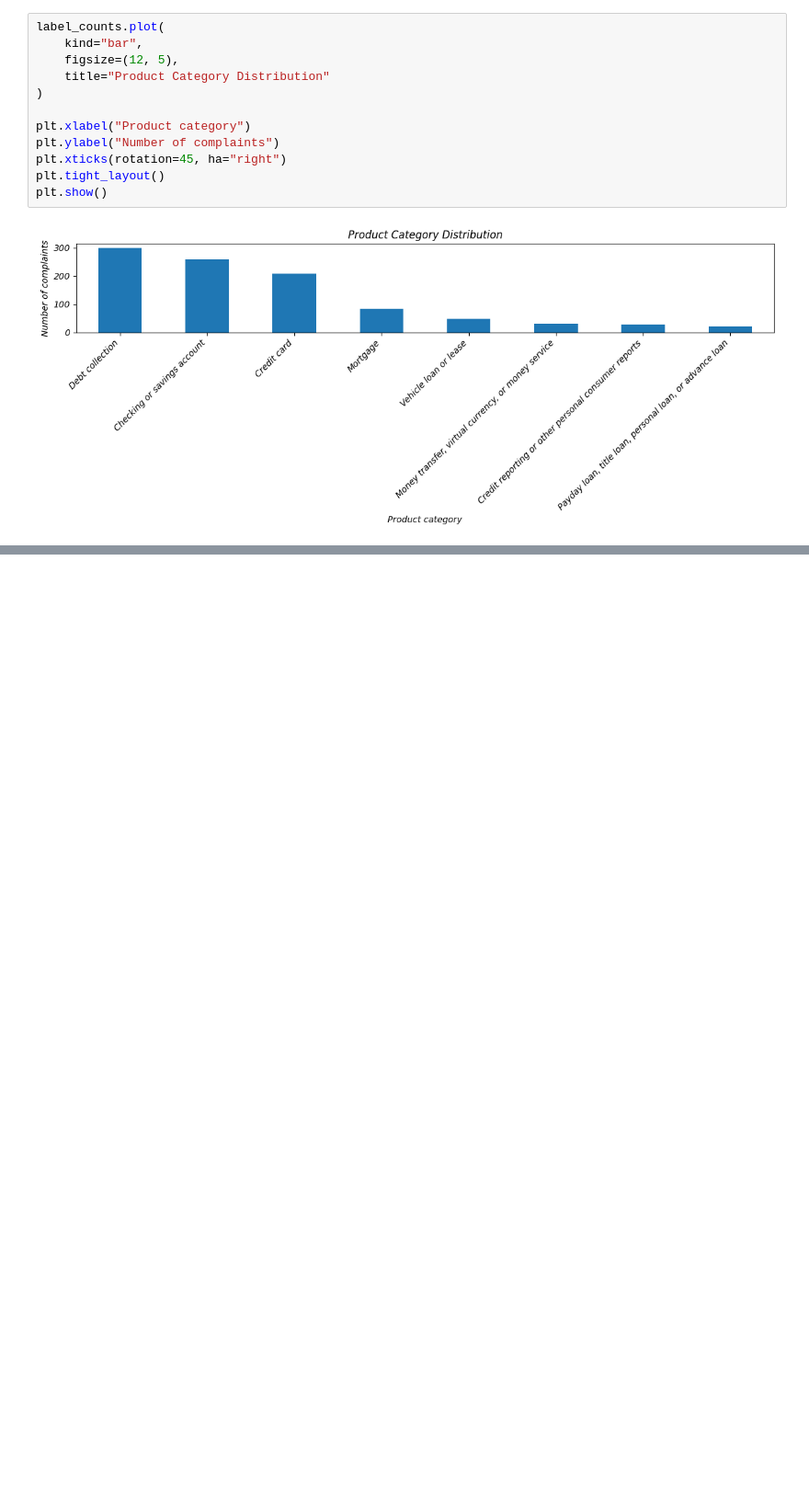
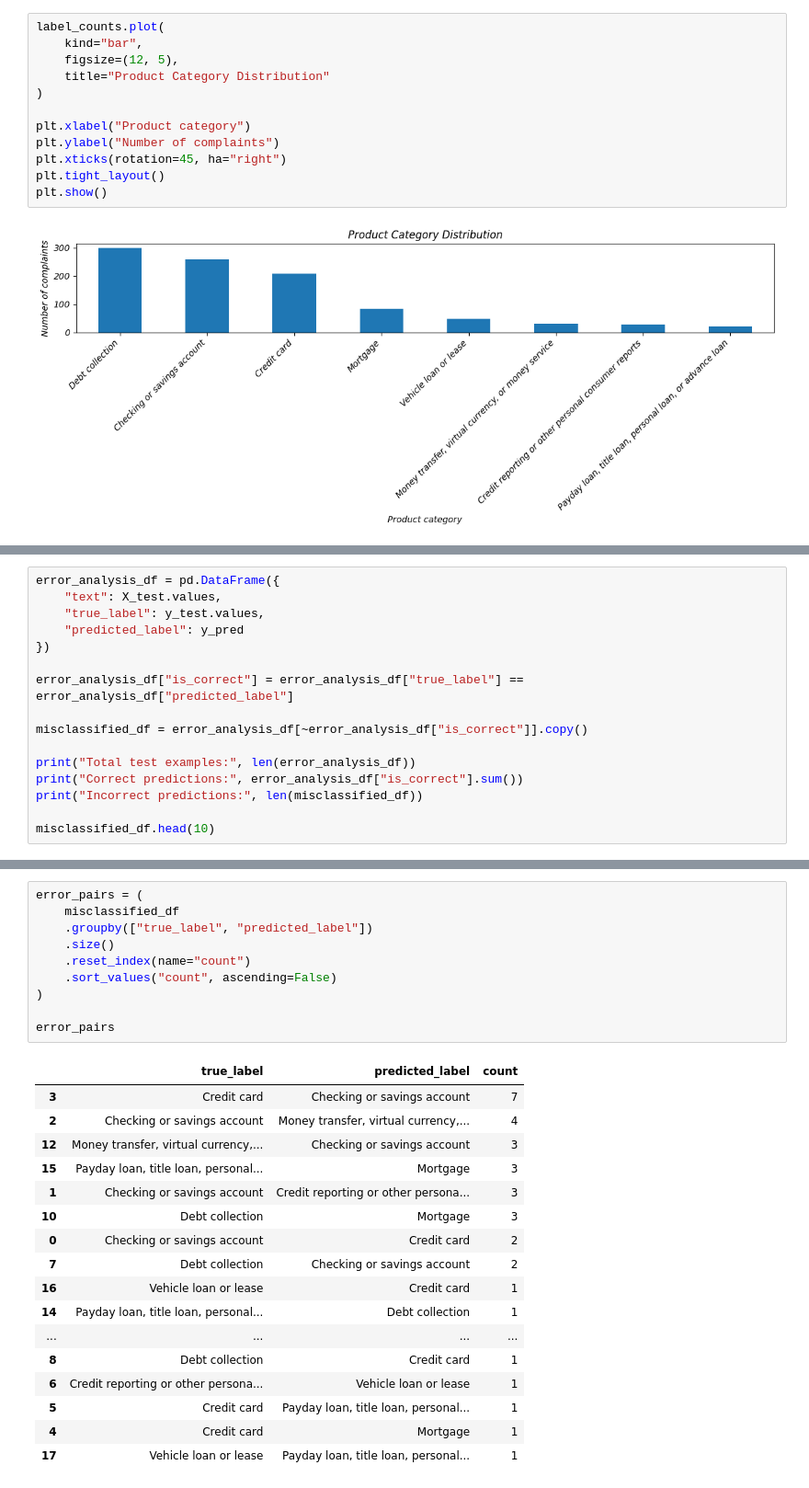
Before and after one commit to ozzy2438/Complaint-Intelligence-Platform-PII-Safe-Classification-RAG-Assistant-for-Financial-Complaints, a Jupyter notebook: complaint-intelligence-platform/notebooks/03_baseline_classification.ipynb, the cells around one changed output, grey strips where cells are left out. Shown at 92% size. Saved outputs shown, nothing was run; the diff lists cells and outputs as text; blank space fills up the shorter version.

```diff
--- a/complaint-intelligence-platform/notebooks/03_baseline_classification.ipynb
+++ b/complaint-intelligence-platform/notebooks/03_baseline_classification.ipynb
@@ -141,0 +352,16 @@ plt.show()
+# %%
+error_analysis_df = pd.DataFrame({
+    "text": X_test.values,
+    "true_label": y_test.values,
+    "predicted_label": y_pred
+})
+
+error_analysis_df["is_correct"] = error_analysis_df["true_label"] == error_analysis_df["predicted_label"]
+
+misclassified_df = error_analysis_df[~error_analysis_df["is_correct"]].copy()
+
+print("Total test examples:", len(error_analysis_df))
+print("Correct predictions:", error_analysis_df["is_correct"].sum())
+print("Incorrect predictions:", len(misclassified_df))
+
+misclassified_df.head(10)
@@ -141,0 +397,28 @@ plt.show()
+# %%
+error_pairs = (
+    misclassified_df
+    .groupby(["true_label", "predicted_label"])
+    .size()
+    .reset_index(name="count")
+    .sort_values("count", ascending=False)
+)
+
+error_pairs
+# %% [output]
+|  | true_label | predicted_label | count |
+| 3 | Credit card | Checking or savings account | 7 |
+| 2 | Checking or savings account | Money transfer, virtual currency,... | 4 |
+| 12 | Money transfer, virtual currency,... | Checking or savings account | 3 |
+| 15 | Payday loan, title loan, personal... | Mortgage | 3 |
+| 1 | Checking or savings account | Credit reporting or other persona... | 3 |
+| 10 | Debt collection | Mortgage | 3 |
+| 0 | Checking or savings account | Credit card | 2 |
+| 7 | Debt collection | Checking or savings account | 2 |
+| 16 | Vehicle loan or lease | Credit card | 1 |
+| 14 | Payday loan, title loan, personal... | Debt collection | 1 |
+| ... | ... | ... | ... |
+| 8 | Debt collection | Credit card | 1 |
+| 6 | Credit reporting or other persona... | Vehicle loan or lease | 1 |
+| 5 | Credit card | Payday loan, title loan, personal... | 1 |
+| 4 | Credit card | Mortgage | 1 |
+| 17 | Vehicle loan or lease | Payday loan, title loan, personal... | 1 |
```
Also changed, not shown: parts of 24 cells of this notebook, 4 other files.
